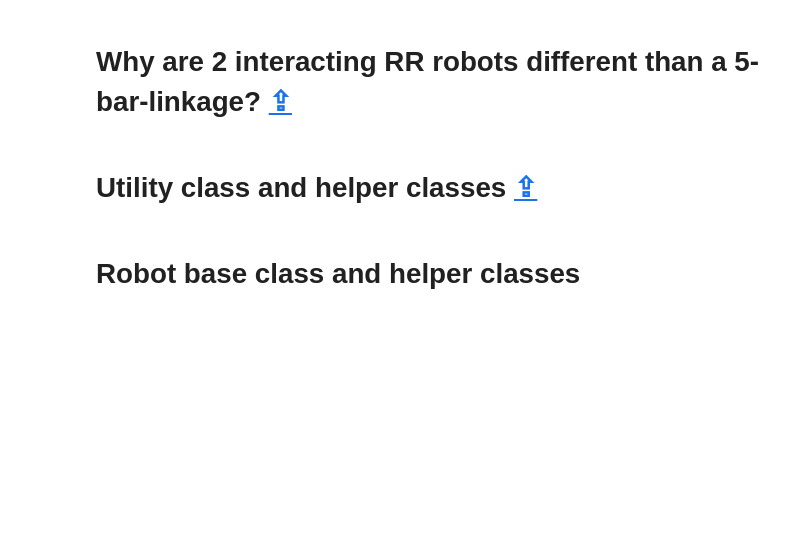
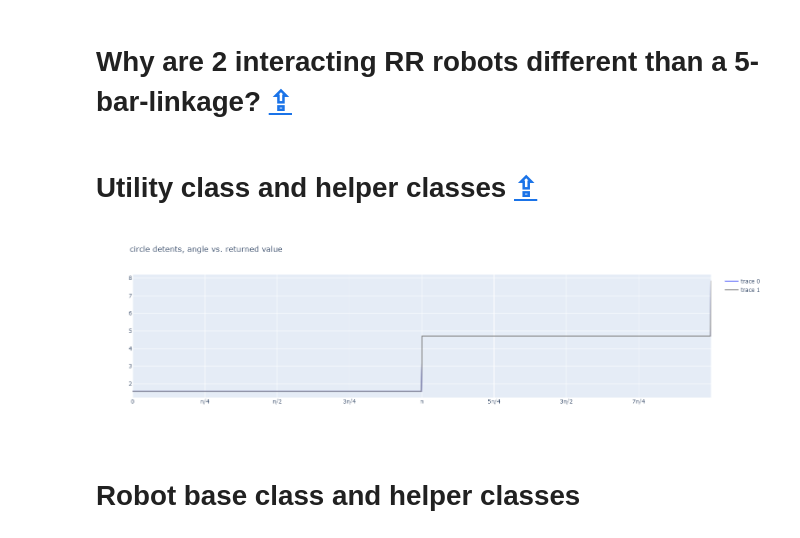
Before and after one commit to adawsonelli/NRI_Analyses, a Jupyter notebook: models.ipynb, the cells around one changed output. Saved outputs shown, nothing was run; the diff lists cells and outputs as text; code cells hidden in the pictures; blank space fills up the shorter version.

```diff
--- a/models.ipynb
+++ b/models.ipynb
@@ -33,6 +33,7 @@ if asLibrary():
     print("models run as library")
 
 import numpy as np
+import plotly.graph_objects as go
 import warnings
 warnings.filterwarnings('ignore')
 
@@ -204,6 +205,40 @@ class utils:
                 else:
                     d[key] = utils.dictionize(value,circ)
             return d
+
+    @staticmethod
+    def detentCirc(n,θ,ϕ = 0):
+        """
+        take a continous circle and create n discrete detents uniformly spaced in the
+        circle with phase ϕ, and snap the input angle θ to the closest detent
+        inputs:
+            n - number of detents
+            θ - continuous angle on [0-2π]
+            ϕ - phase offset from 0 of first detent
+
+        """
+        θ = utils.ROC(θ,2*np.pi,0)            # ROC angle so its on [0-2π]
+        Δ = 2*np.pi / n                       # angle between detents
+        θ_detent = int((θ + (Δ/2)-ϕ)/Δ)*Δ + ϕ # snap angle to detent
+        return θ_detent
+
+    @staticmethod
+    def test_detentCirc():
+        x = np.linspace(0,2*np.pi,1000)
+        y = list(map(lambda θ: utils.detentCirc(2,θ,np.pi/2), x))
+        y2 = list(map(lambda θ: utils.detentCirc(2,θ,np.pi/2), x))
+        fig = go.Figure(data=go.Scatter(x=x, y=y))
+        fig.add_scatter(line=dict(color='gray'),x=x,y=y2)
+        tickmode = "array"
+        tickvals = [i * np.pi/4 for i in range(8)]
+        ticktext = ["0","π/4","π/2","3π/4","π","5π/4","3π/2","7π/4"]
+        fig.update_xaxes(tickmode=tickmode,tickvals=tickvals,ticktext=ticktext)
+        fig.update_layout(title="circle detents, angle vs. returned value")
+        fig.show()
+# %%
+utils.test_detentCirc()
+# %% [output]
+[figure, added]
 # %% [markdown]
 # Robot base class and helper classes
 # %% [markdown]
```
Also changed, not shown: parts of 3 cells of this notebook.
